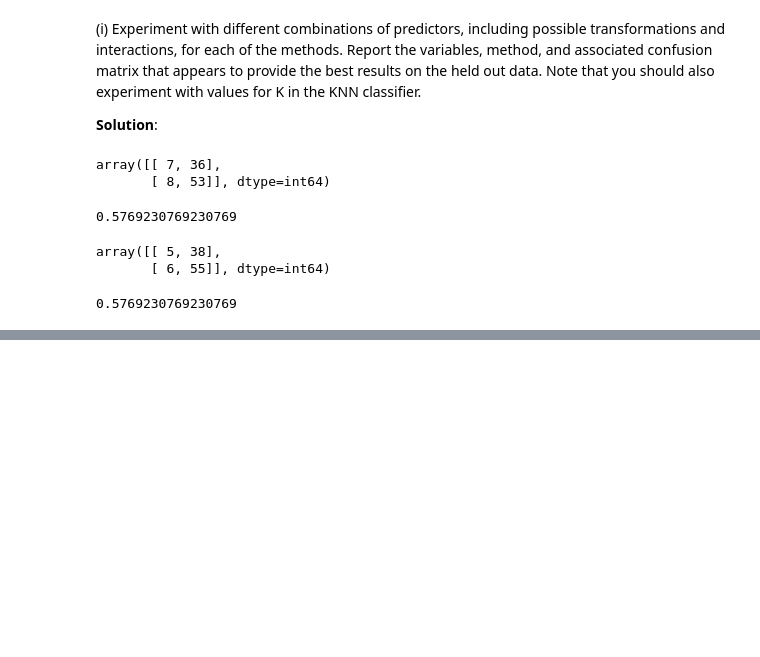
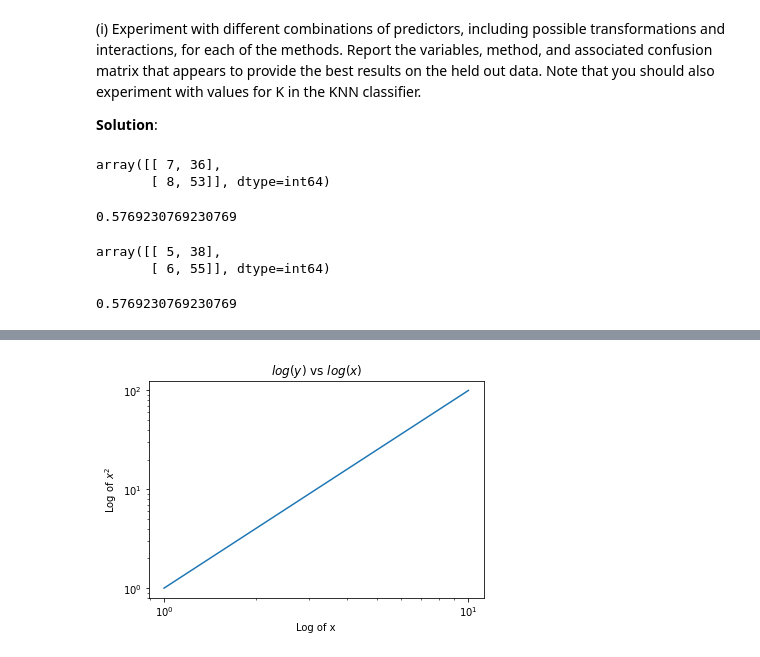
Before and after one commit to chenyulue/ISLP, a Jupyter notebook: Ch04/Ch04-Classification_Exercises.ipynb, the cells around one changed output, grey strips where cells are left out. Cells and saved outputs as stored; diff of their text form; code cells hidden in the pictures; blank space fills up the shorter version.

```diff
--- a/Ch04/Ch04-Classification_Exercises.ipynb
+++ b/Ch04/Ch04-Classification_Exercises.ipynb
@@ -409,0 +706,10 @@ array([[ 5, 38],
+# %%
+# Display both the x-axis and y-axis on the log-scale
+plt.plot(x, y)
+plt.xscale('log')
+plt.yscale('log')
+plt.xlabel('Log of x')
+plt.ylabel('Log of $x^2$')
+plt.title('$log(y)$ vs $log(x)$');
+# %% [output]
+[figure, added]
```
Also changed, not shown: parts of 59 cells of this notebook.
